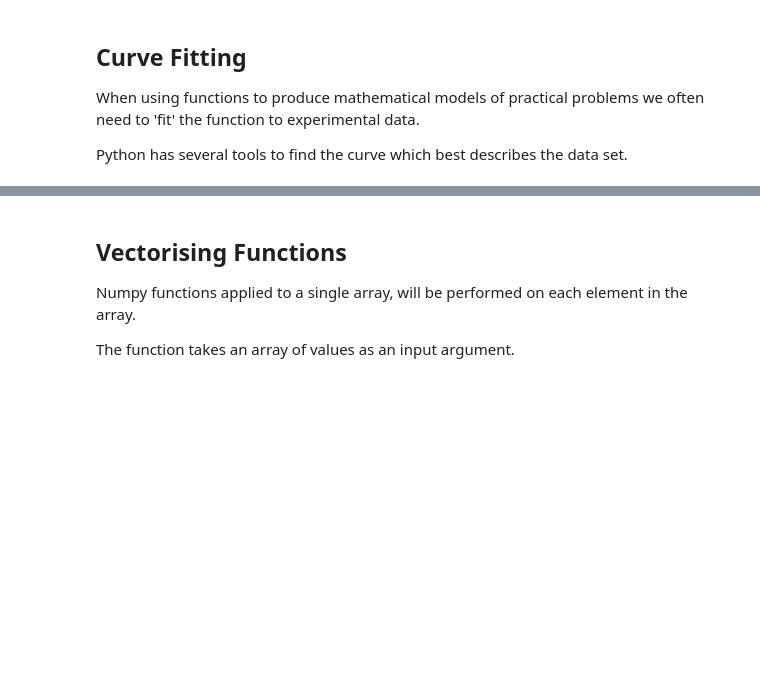
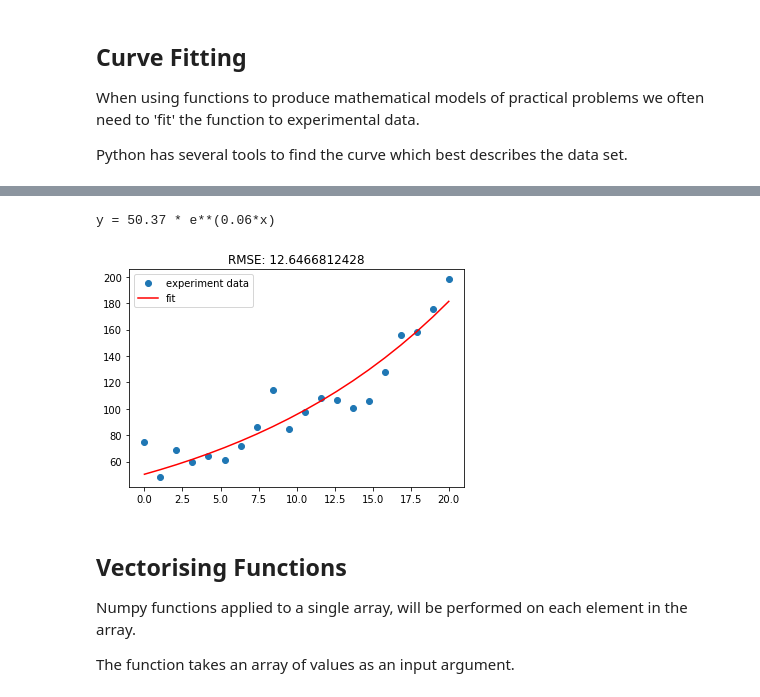
Before and after one commit to hphilamore/ILAS_python, a Jupyter notebook: 7_Numerical_computation_with_Numpy.ipynb, the cells around one changed output, grey strips where cells are left out. Drawn from its saved outputs; the diff is of its cells as text; code cells hidden in the pictures; blank space fills up the shorter version.

```diff
--- a/7_Numerical_computation_with_Numpy.ipynb
+++ b/7_Numerical_computation_with_Numpy.ipynb
@@ -1892,3 +2054,24 @@ E \\
+# %%
+from scipy.optimize import curve_fit
+
+def exponential(x, a, b):
+    y = a * np.exp(b*x)
+    return y
+
+opt, cov = curve_fit(exponential, x, y)
+yfit = exponential(x, *opt)
+
+plt.plot(x, y, 'o', label='experiment data')
+plt.plot(x, yfit, 'r', label='fit')
+plt.legend(loc='best')
+
+rmse = np.sqrt(np.sum((yfit - y) ** 2) / len(y))
+plt.title('RMSE: '+str(rmse));
+
+print(f"y = {round(opt[0],2)} * e**({round(opt[1],2)}*x)")
+# %% [output]
+y = 50.37 * e**(0.06*x)
+[figure, added]
 # %% [markdown]
 ## Vectorising Functions
 
```
Also changed, not shown: parts of 24 cells of this notebook, 1 other file.
